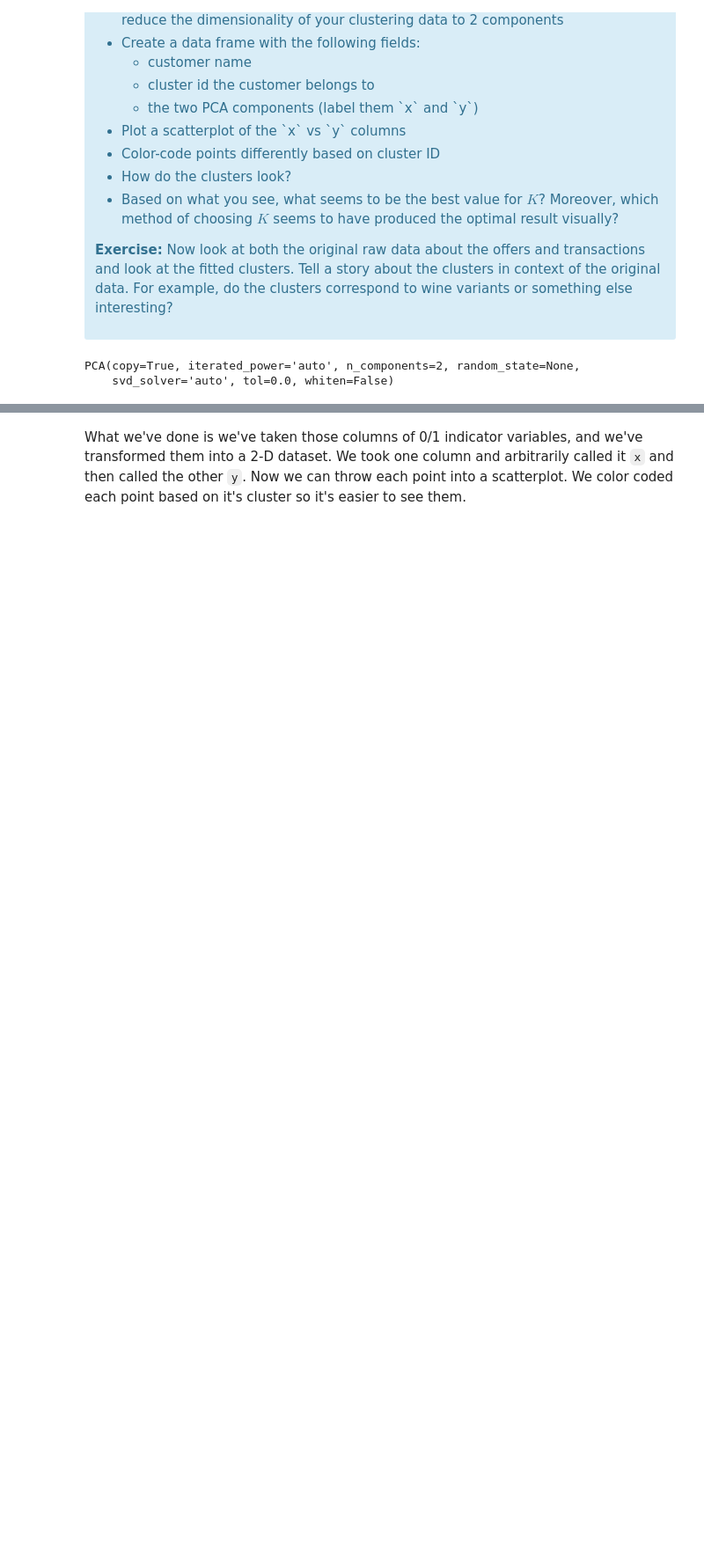
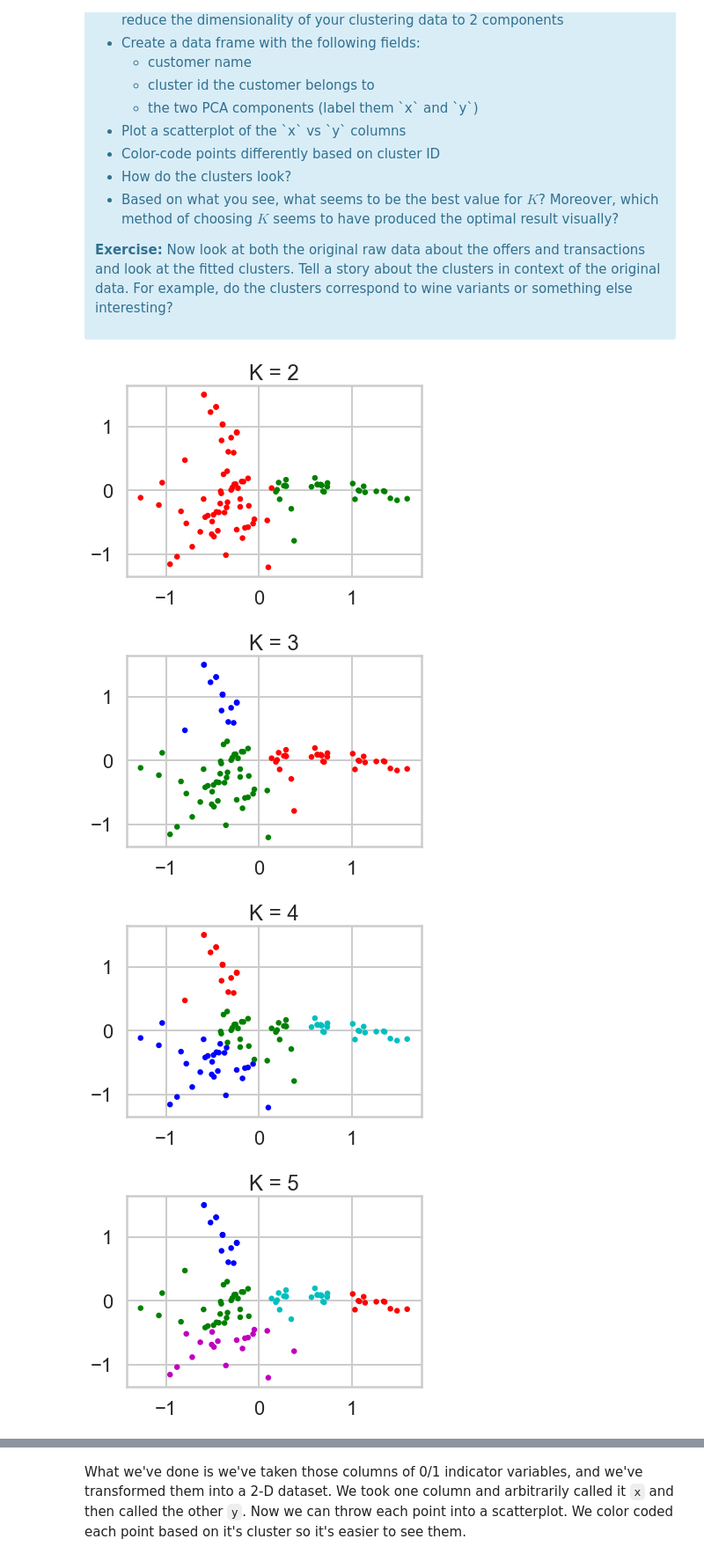
Before and after one commit to baconwill/mec-mini-proj, a Jupyter notebook: mec-16.2.6-clustering-mini-project/Mini_Project_Clustering.ipynb, the cells around one changed output, grey strips where cells are left out. Shown at 88% size. Drawn from its saved outputs; the diff is of its cells as text; code cells hidden in the pictures; blank space fills up the shorter version.

```diff
--- a/mec-16.2.6-clustering-mini-project/Mini_Project_Clustering.ipynb
+++ b/mec-16.2.6-clustering-mini-project/Mini_Project_Clustering.ipynb
@@ -318,11 +401,51 @@ This is only one use of PCA for dimension reduction. We can also use PCA when we
 
 <p><b>Exercise:</b> Now look at both the original raw data about the offers and transactions and look at the fitted clusters. Tell a story about the clusters in context of the original data. For example, do the clusters correspond to wine variants or something else interesting?</p>
 </div>
-# %%
-#your turn
-from sklearn.decomposition import PCA
-pca = PCA(n_components=2)
-pca.fit(test_table)
-# %% [output]
-PCA(copy=True, iterated_power='auto', n_components=2, random_state=None,
-    svd_solver='auto', tol=0.0, whiten=False)
+# %%
+def addcolor(df):
+
+    a=df
+    colors = []
+    for x in range(len(a['cluster_label'])):
+        if a['cluster_label'][x]==0: colors.append('r')
+        elif a['cluster_label'][x]==1: colors.append('g')
+        elif a['cluster_label'][x]==2: colors.append('b')
+        elif a['cluster_label'][x]==3: colors.append('c')
+        elif a['cluster_label'][x]==4: colors.append('m')
+        elif a['cluster_label'][x]==5: colors.append('y')
+#     print(colors)
+    assert(len(a['cluster_label']) == len(colors))
+    a['color'] = colors
+    return a
+# %%
+#your turn
+from sklearn.decomposition import PCA
+range_n_clusters = [2, 3, 4, 5, 6]
+for k in range_n_clusters:
+    pca = sklearn.decomposition.PCA(n_components = 2)
+    pca2 = pca.fit_transform(dft_mat)
+    pca2df = pd.DataFrame(data = pca2, columns = ['x', 'y'])
+    mv = pca2df
+#     print(mv)
+#     print(pca2df)
+    customer_name = t2['customer_name'].tolist()
+    pca2df['customer_name'] = customer_name
+    clusterer = KMeans(n_clusters=k, random_state=10)
+    cluster_labels = clusterer.fit_predict(pca2)
+    pca2df['cluster_label'] = cluster_labels
+    # print(pca2df)
+    pca3df = pca2df
+    pca3df = addcolor(pca3df)
+#     print(pca3df)
+#     print(pca2df)
+    plt.scatter(pca3df['x'], pca3df['y'], c =pca3df['color'], s=20)
+    plt.title("K = {}".format(k))
+
+    # To show the plot
+    plt.show()
+print("The Clusters appear to be represent similarities in buying patterns, both in what they buy, and when")
+# %% [output]
+[figure, added]
+[figure, added]
+[figure, added]
+[figure, added]
```
Also changed, not shown: parts of 15 cells of this notebook.
